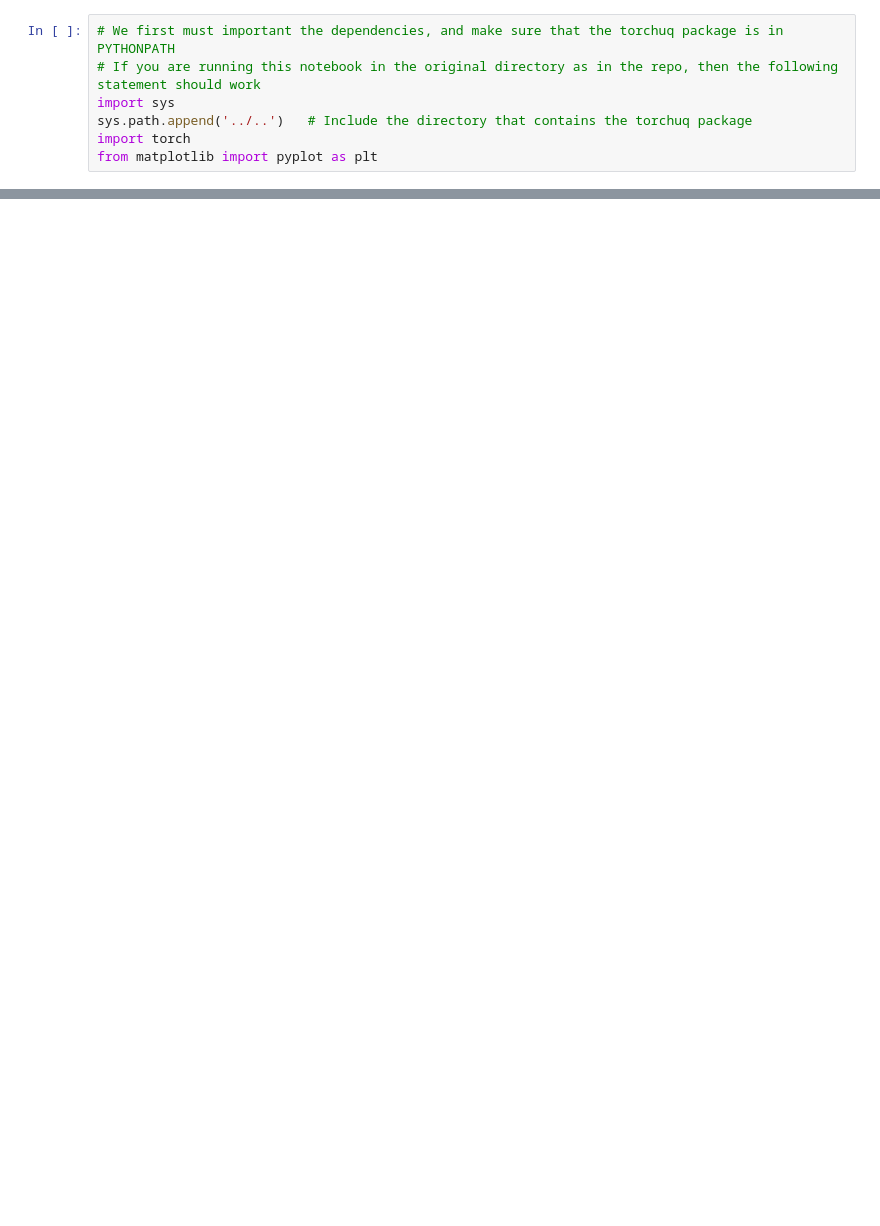
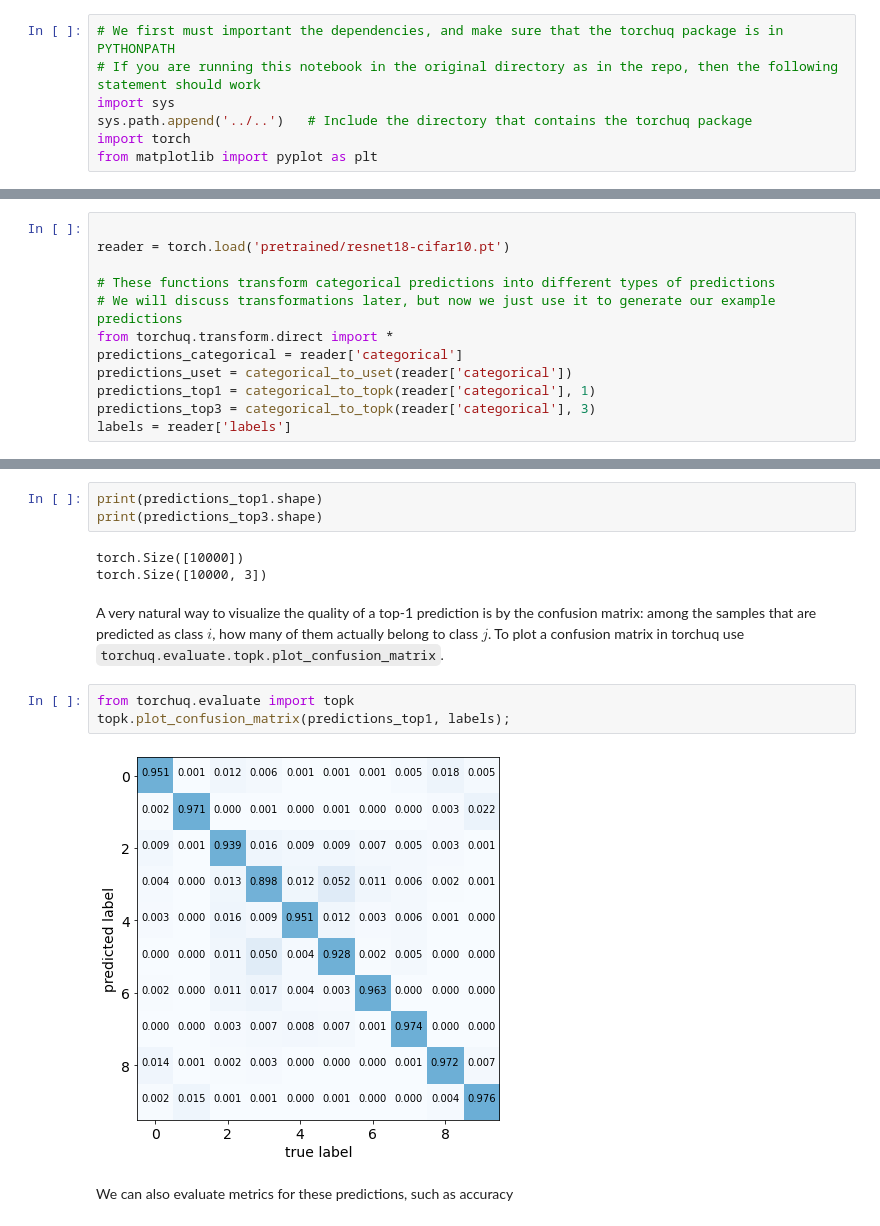
Before and after one commit to TorchUQ/torchuq, a Jupyter notebook: examples/tutorial/2_a_representation.ipynb, the cells around one changed output, grey strips where cells are left out. Cells and saved outputs as stored; diff of their text form; blank space fills up the shorter version.

````diff
--- a/examples/tutorial/2_a_representation.ipynb
+++ b/examples/tutorial/2_a_representation.ipynb
@@ -83,0 +29,12 @@ In this setup, we consider the case where we make a prediction about some random
+# %%
+
+reader = torch.load('pretrained/resnet18-cifar10.pt')
+
+# These functions transform categorical predictions into different types of predictions
+# We will discuss transformations later, but now we just use it to generate our example predictions
+from torchuq.transform.direct import *
+predictions_categorical = reader['categorical']
+predictions_uset = categorical_to_uset(reader['categorical'])
+predictions_top1 = categorical_to_topk(reader['categorical'], 1)
+predictions_top3 = categorical_to_topk(reader['categorical'], 3)
+labels = reader['labels']
@@ -83,0 +47,15 @@ In this setup, we consider the case where we make a prediction about some random
+# %%
+print(predictions_top1.shape)
+print(predictions_top3.shape)
+# %% [output]
+torch.Size([10000])
+torch.Size([10000, 3])
+# %% [markdown]
+A very natural way to visualize the quality of a top-1 prediction is by the confusion matrix: among the samples that are predicted as class $i$, how many of them actually belong to class $j$. To plot a confusion matrix in torchuq use ```torchuq.evaluate.topk.plot_confusion_matrix```.
+# %%
+from torchuq.evaluate import topk
+topk.plot_confusion_matrix(predictions_top1, labels);
+# %% [output]
+[figure, added]
+# %% [markdown]
+We can also evaluate metrics for these predictions, such as accuracy
````
Also changed, not shown: parts of 24 cells of this notebook.
